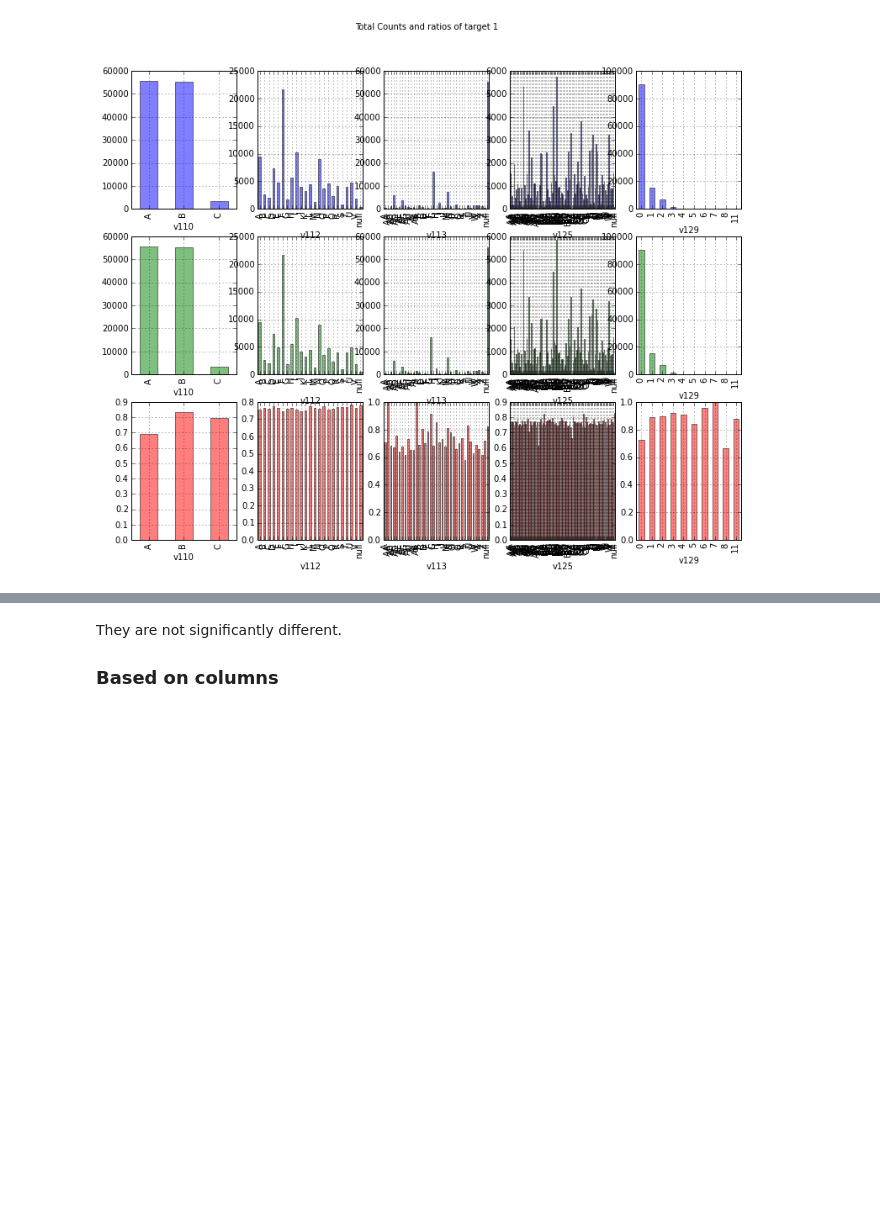
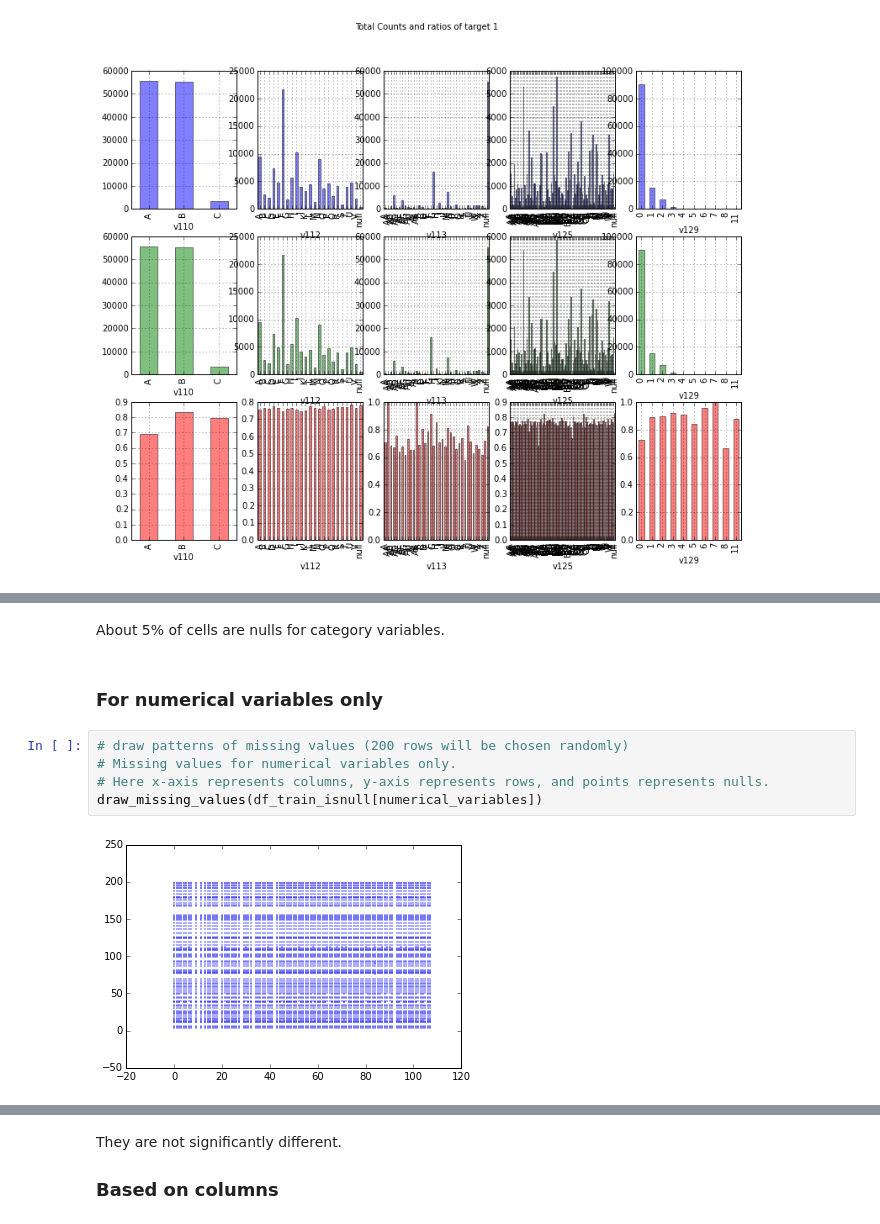
Before and after one commit to suhanree/claims-manager, a Jupyter notebook: code/ExploratoryAnalysis.ipynb, the cells around one changed output, grey strips where cells are left out. Drawn from its saved outputs; the diff is of its cells as text; blank space fills up the shorter version.

```diff
--- a/code/ExploratoryAnalysis.ipynb
+++ b/code/ExploratoryAnalysis.ipynb
@@ -193,0 +280,11 @@ plot_category_variables(df_train, df_test, target_train, column_names[category_v
+# %% [markdown]
+About 5% of cells are nulls for category variables.
+# %% [markdown]
+### For numerical variables only
+# %%
+# draw patterns of missing values (200 rows will be chosen randomly)
+# Missing values for numerical variables only.
+# Here x-axis represents columns, y-axis represents rows, and points represents nulls.
+draw_missing_values(df_train_isnull[numerical_variables])
+# %% [output]
+[figure, added]
```
Also changed, not shown: parts of 83 cells of this notebook.
